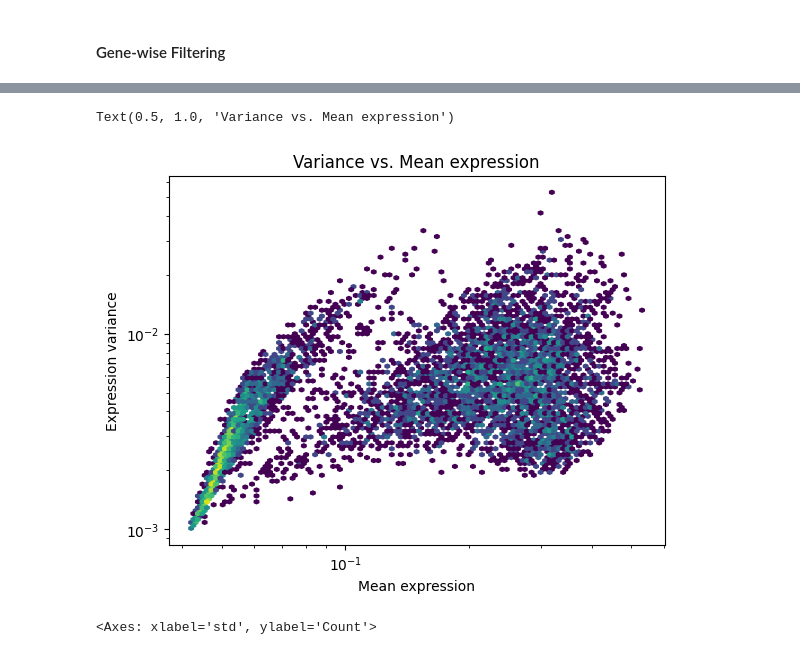
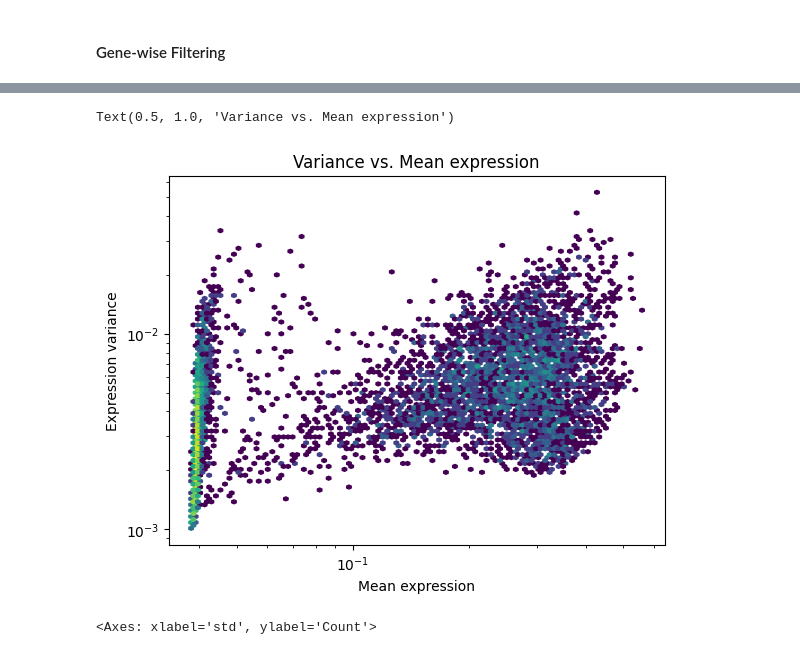
Before and after one commit to Mukundan-T/seqADAGE, a Jupyter notebook: Py/muk_transfer_learning/Mukundan_sA_ecmg_tl.ipynb, the cells around one changed output, grey strips where cells are left out. Cells and saved outputs as stored; diff of their text form; code cells hidden in the pictures.

```diff
--- a/Py/muk_transfer_learning/Mukundan_sA_ecmg_tl.ipynb
+++ b/Py/muk_transfer_learning/Mukundan_sA_ecmg_tl.ipynb
@@ -313,18 +327,18 @@ gene_stats.head()
 # %%
 # Preliminary hexagonal binning log-scaled plot of variance versus mean
 plt.hexbin(
-  x = gene_stats['mean'],
+  x = gene_stats['50%'],
   y = gene_stats['std'] ** 2,
   bins='log',
   xscale='log',
   yscale='log'
 )
 plt.xlabel("Mean expression")
 plt.ylabel("Expression variance")
 plt.title("Variance vs. Mean expression")
 # %% [output]
 Text(0.5, 1.0, 'Variance vs. Mean expression')
-[figure, old version]
+[figure, new version]
 # %%
 # Plot variance distribution
 sns.histplot(gene_stats['std'] ** 2, bins = 50)
```
Also changed, not shown: parts of 27 cells of this notebook.
